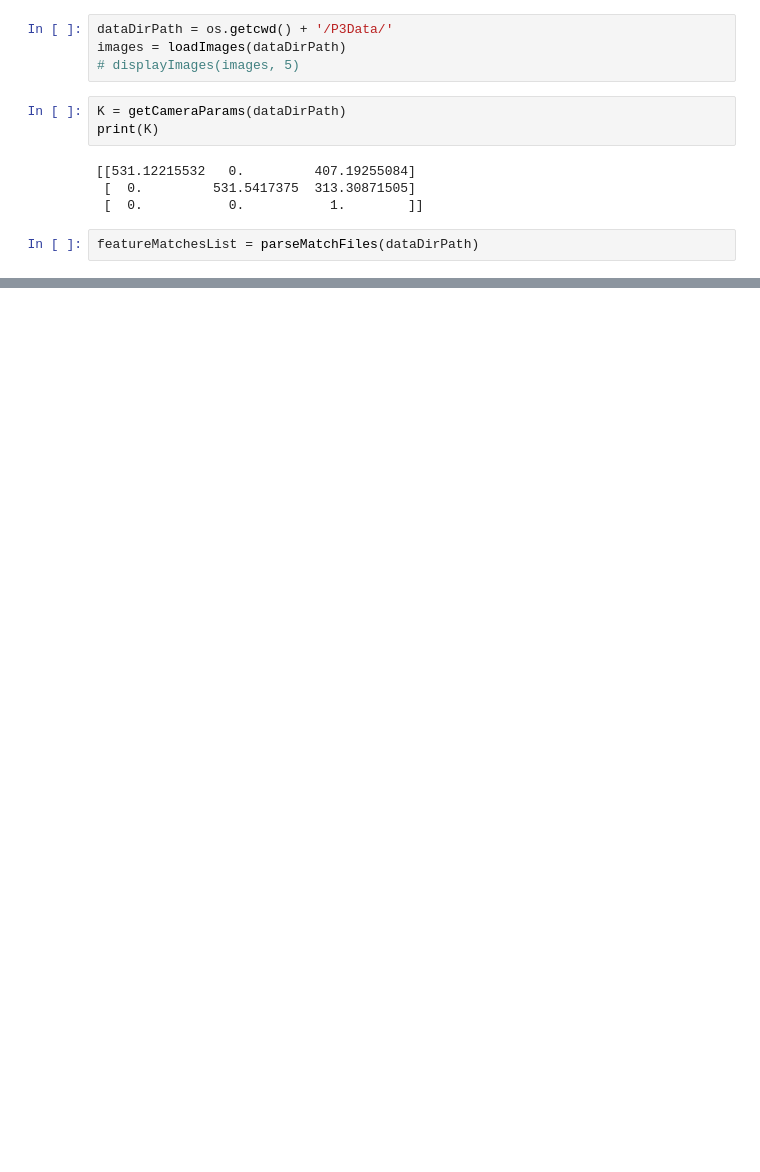
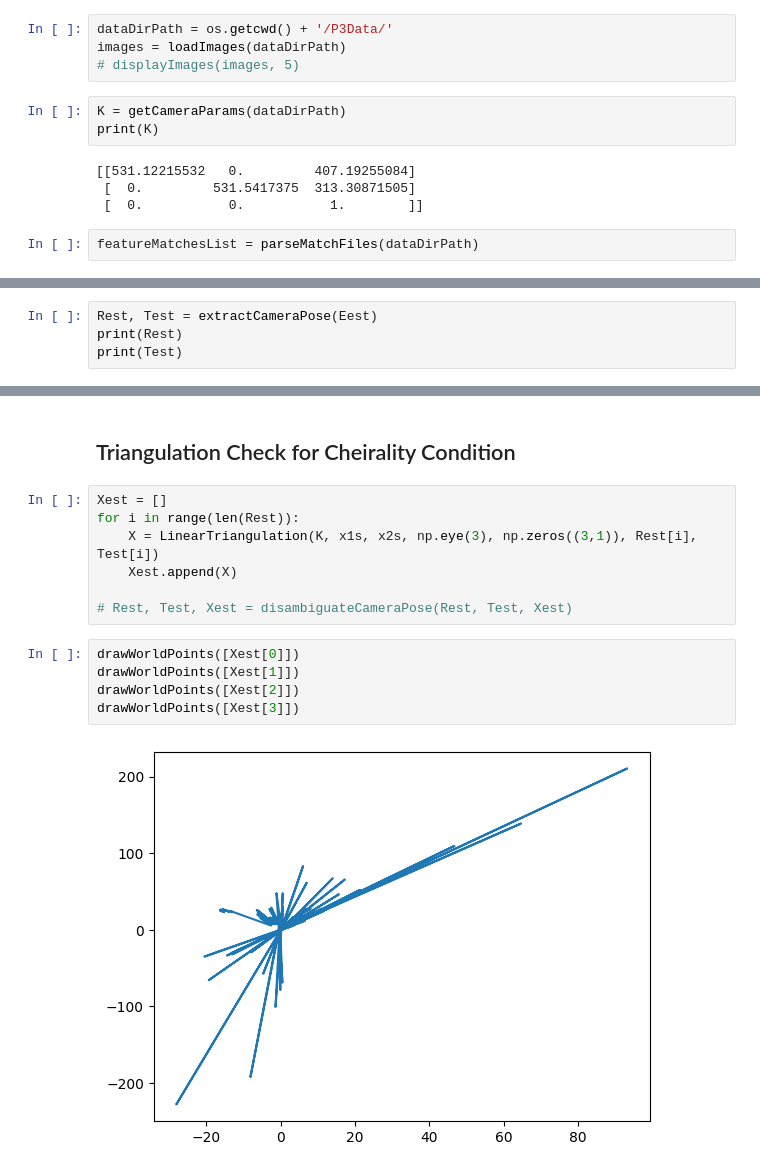
Before and after one commit to sixer51/SfM-NeRF, a Jupyter notebook: Phase1/main.ipynb, the cells around one changed output, grey strips where cells are left out. Drawn from its saved outputs; the diff is of its cells as text; blank space fills up the shorter version.

```diff
--- a/Phase1/main.ipynb
+++ b/Phase1/main.ipynb
@@ -36,0 +68,4 @@ plt.show()
+# %%
+Rest, Test = extractCameraPose(Eest)
+print(Rest)
+print(Test)
@@ -36,0 +83,16 @@ plt.show()
+# %% [markdown]
+## Triangulation Check for Cheirality Condition
+# %%
+Xest = []
+for i in range(len(Rest)):
+    X = LinearTriangulation(K, x1s, x2s, np.eye(3), np.zeros((3,1)), Rest[i], Test[i])
+    Xest.append(X)
+
+# Rest, Test, Xest = disambiguateCameraPose(Rest, Test, Xest)
+# %%
+drawWorldPoints([Xest[0]])
+drawWorldPoints([Xest[1]])
+drawWorldPoints([Xest[2]])
+drawWorldPoints([Xest[3]])
+# %% [output]
+[figure, added]
```
Also changed, not shown: parts of 9 cells of this notebook, 6 other files.
